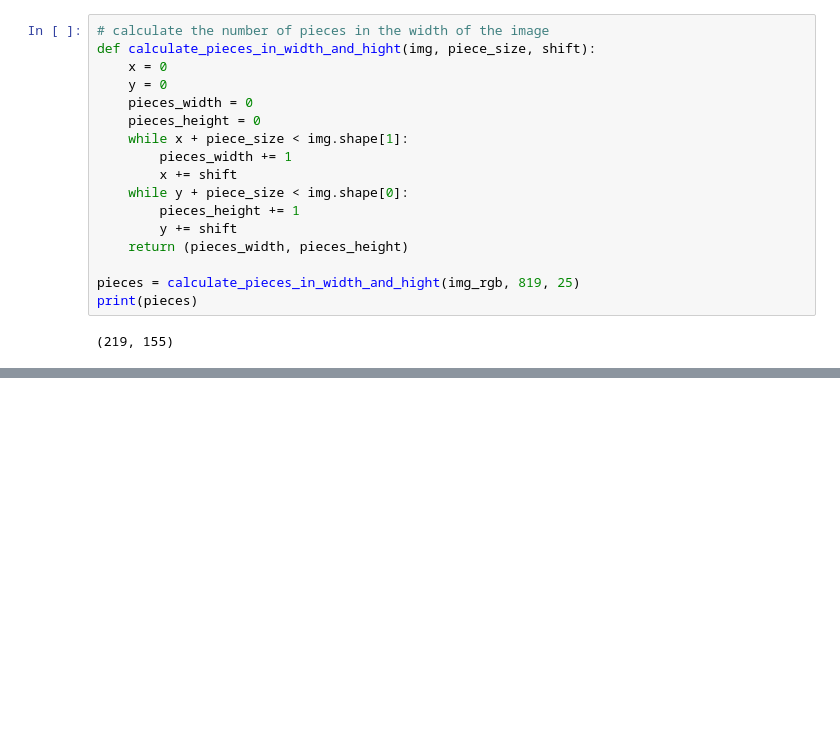
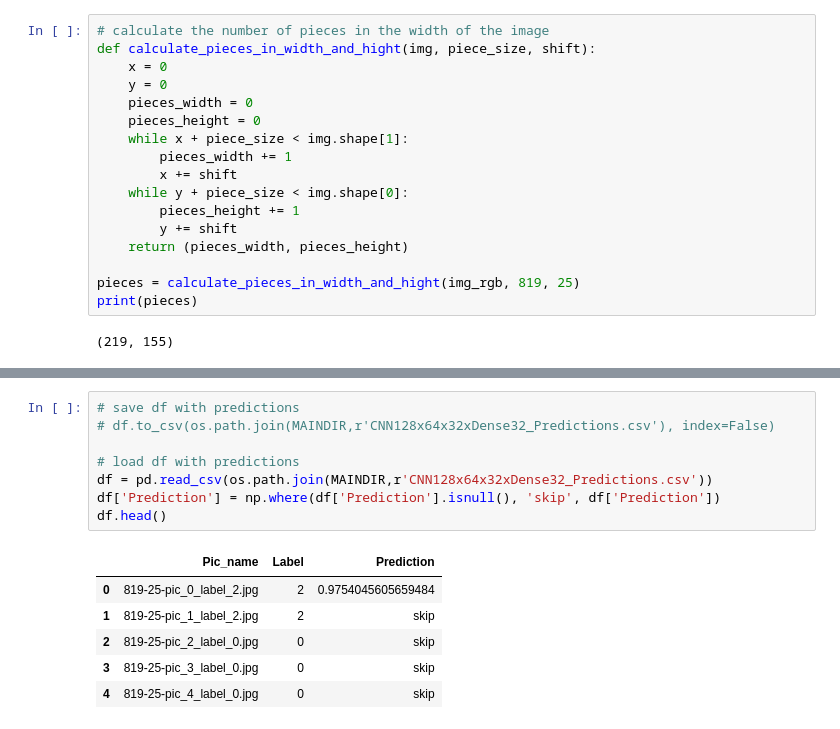
Before and after one commit to Folongton/DL-Cancer-cell-detection, a Jupyter notebook: TNT Project/TNT_project.ipynb, the cells around one changed output, grey strips where cells are left out. Cells and saved outputs as stored; diff of their text form; blank space fills up the shorter version.

```diff
--- a/TNT Project/TNT_project.ipynb
+++ b/TNT Project/TNT_project.ipynb
@@ -738 +748,16 @@ df['Prediction'].value_counts()
+# %%
+# save df with predictions
+# df.to_csv(os.path.join(MAINDIR,r'CNN128x64x32xDense32_Predictions.csv'), index=False)
+
+# load df with predictions
+df = pd.read_csv(os.path.join(MAINDIR,r'CNN128x64x32xDense32_Predictions.csv'))
+df['Prediction'] = np.where(df['Prediction'].isnull(), 'skip', df['Prediction'])
+df.head()
+# %% [output]
+|  | Pic_name | Label | Prediction |
+| 0 | 819-25-pic_0_label_2.jpg | 2 | 0.9754045605659484 |
+| 1 | 819-25-pic_1_label_2.jpg | 2 | skip |
+| 2 | 819-25-pic_2_label_0.jpg | 0 | skip |
+| 3 | 819-25-pic_3_label_0.jpg | 0 | skip |
+| 4 | 819-25-pic_4_label_0.jpg | 0 | skip |
 # %%
```
Also changed, not shown: parts of 11 cells of this notebook, 2 other files.
